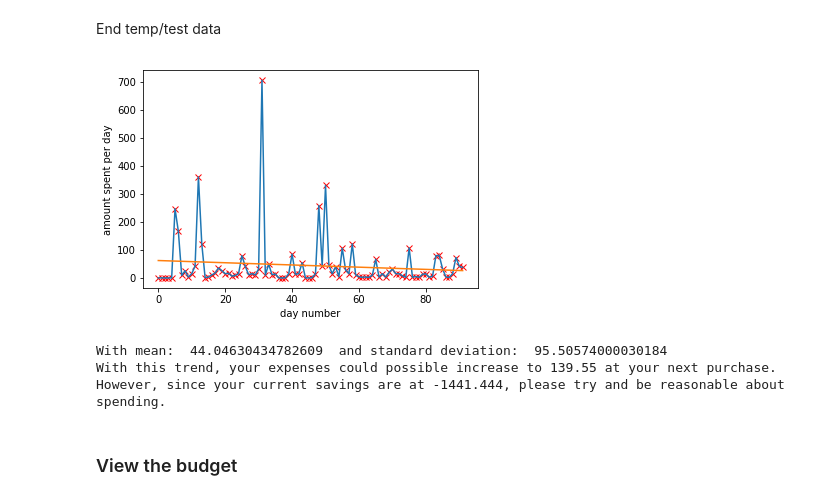
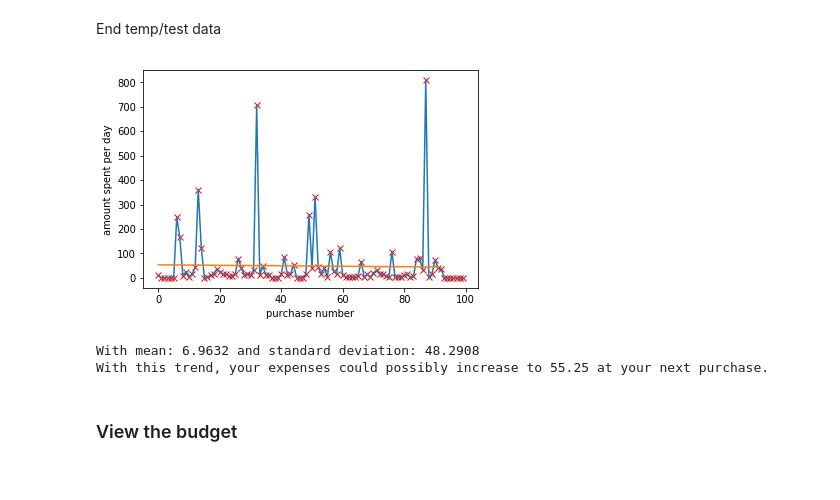
Before and after one commit to iheartbenzene/fantastic-octo-journey, a Jupyter notebook: budget_mk_X.ipynb, the cells around one changed output. Drawn from its saved outputs; the diff is of its cells as text; code cells hidden in the pictures.

```diff
--- a/budget_mk_X.ipynb
+++ b/budget_mk_X.ipynb
@@ -214,9 +371,12 @@ net_income_01 = total_gross_income() - tax_bracket * total_gross_income()
 # bills_01 = pd.read_excel('bills01.xlsx')
 
 #bills_01 = np.matrix(np.loadtxt('bills_1.txt'))
-bills_01 = np.loadtxt('bills_1.txt')
+# bills_01 = np.loadtxt('bills_1.txt')
 
-expenses_01 = np.sum(bills_01)
+# expenses_01 = np.sum(bills_01)
 
 #print(expenses_01)
 #print(bills_01.shape)
+
+purchase_amounts = expense_categories_data_frame['purchase_amount'].apply(pd.to_numeric, errors='coerce')
+purchase_amounts
@@ -298,9 +502,13 @@ def regression_plot(x, y):
     #plt.plot(temp_i, temp_bills)
     #plt.plot(temp_m*temp_i + temp_c)
 
-    plt.xlabel('day number')
+    plt.xlabel('purchase number')
     plt.ylabel('amount spent per day')
     plt.show()
+# %%
+def purchase_regression(x):
+    #In days or number of data points
+    regression_plot(range(0, x+1), purchase_amounts[0:x+1])
 # %%
 def analytics_text(data):
     print("With mean: ", mean(data), " and standard deviation: ", stdev(data))
@@ -308,11 +516 @@ def analytics_text(data):
     print("However, since your current savings are at {}, please try and be reasonable about spending.".format(remaining_income))
-# %%
-regression_plot(i, bills_01)
-# %% [output]
-[figure, removed]
-# %%
-analytics_text(bills_01)
-# %% [output]
-With mean:  44.04630434782609  and standard deviation:  95.50574000030184
-With this trend, your expenses could possible increase to 139.55 at your next purchase.
-However, since your current savings are at -1441.444, please try and be reasonable about spending.
@@ -318,0 +524,9 @@ However, since your current savings are at -1441.444, please try and be reasonab
+# %%
+purchase_regression(99)
+# %% [output]
+[figure, added]
+# %%
+purchase_analytics_text()
+# %% [output]
+With mean: 6.9632 and standard deviation: 48.2908
+With this trend, your expenses could possibly increase to 55.25 at your next purchase.
```
Also changed, not shown: parts of 31 cells of this notebook.
